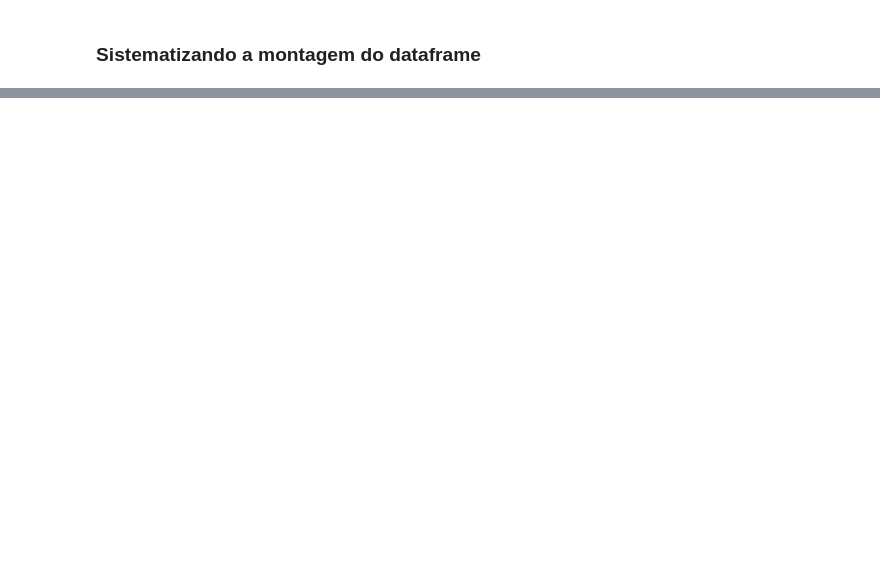
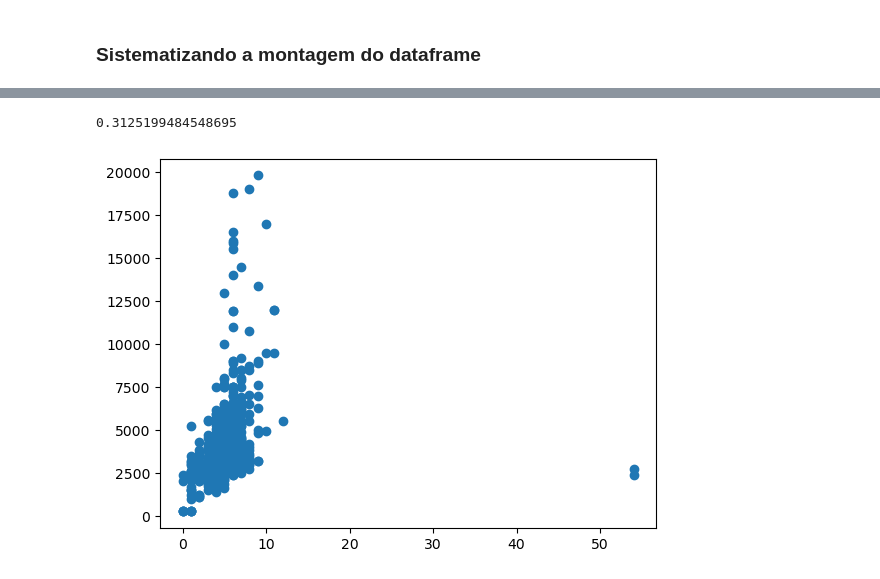
Before and after one commit to AnizioCampos/toronto-real-state-scraping, a Jupyter notebook: toronto-real-state.ipynb, the cells around one changed output, grey strips where cells are left out. Saved outputs shown, nothing was run; the diff lists cells and outputs as text; code cells hidden in the pictures; blank space fills up the shorter version.

```diff
--- a/toronto-real-state.ipynb
+++ b/toronto-real-state.ipynb
@@ -483,0 +536,8 @@ driver.quit()
+# %%
+plt.scatter(x=dataframe['Rooms'], y=dataframe['Price'])
+correlacao = dataframe['Rooms'].corr(dataframe['Price'])
+print(correlacao)
+plt.show()
+# %% [output]
+0.3125199484548695
+[figure, added]
```
Also changed, not shown: parts of 25 cells of this notebook, 2 other files.
